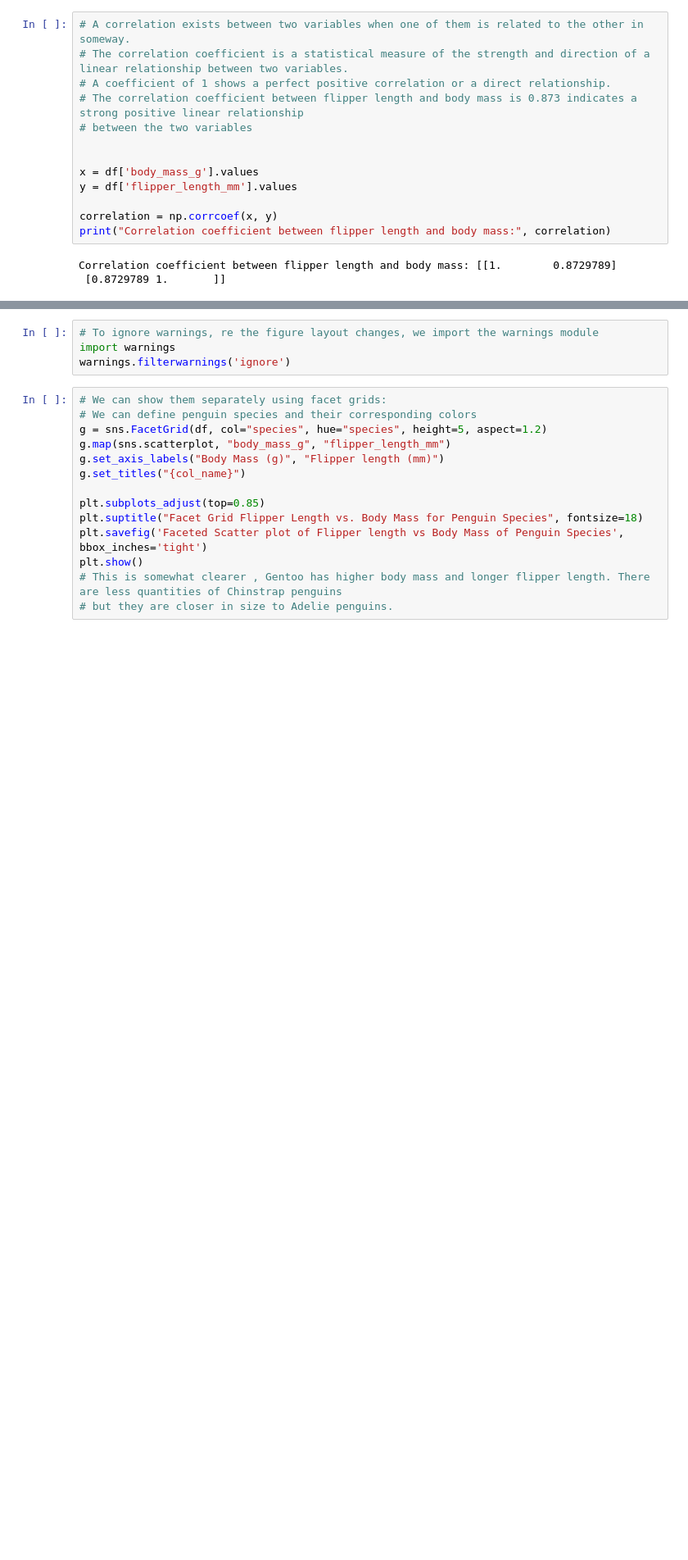
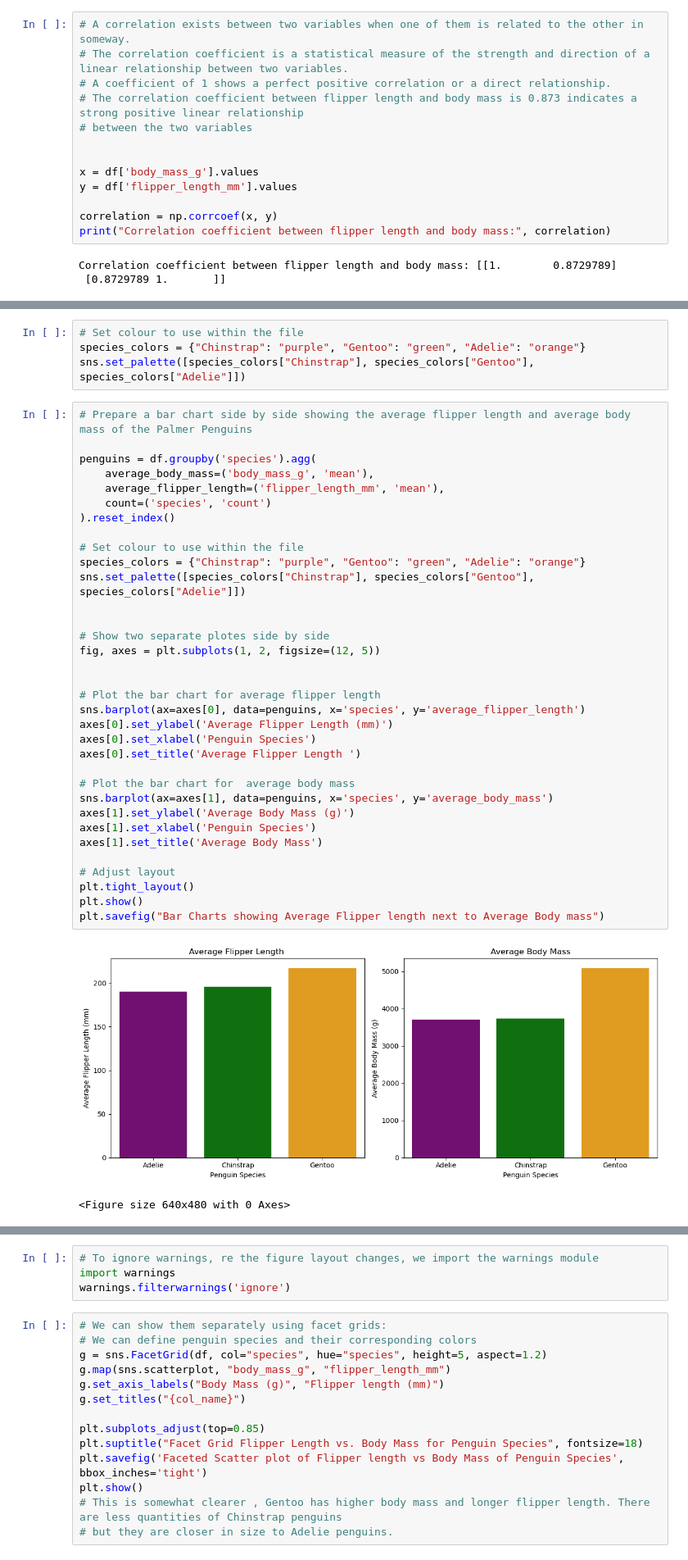
Before and after one commit to Grainne10/myproject, a Jupyter notebook: penguins.ipynb, the cells around one changed output, grey strips where cells are left out. Shown at 82% size. Drawn from its saved outputs; the diff is of its cells as text; blank space fills up the shorter version.

Commit message:
Add Barchart side by side

```diff
--- a/penguins.ipynb
+++ b/penguins.ipynb
@@ -305,3 +305,44 @@ plt.show()
+# %%
+# Set colour to use within the file
+species_colors = {"Chinstrap": "purple", "Gentoo": "green", "Adelie": "orange"}
+sns.set_palette([species_colors["Chinstrap"], species_colors["Gentoo"], species_colors["Adelie"]])
+# %%
+# Prepare a bar chart side by side showing the average flipper length and average body mass of the Palmer Penguins
+
+penguins = df.groupby('species').agg(
+    average_body_mass=('body_mass_g', 'mean'),
+    average_flipper_length=('flipper_length_mm', 'mean'),
+    count=('species', 'count')
+).reset_index()
+
+# Set colour to use within the file
+species_colors = {"Chinstrap": "purple", "Gentoo": "green", "Adelie": "orange"}
+sns.set_palette([species_colors["Chinstrap"], species_colors["Gentoo"], species_colors["Adelie"]])
+
+
+# Show two separate plotes side by side
+fig, axes = plt.subplots(1, 2, figsize=(12, 5))
+
+
+# Plot the bar chart for average flipper length
+sns.barplot(ax=axes[0], data=penguins, x='species', y='average_flipper_length')
+axes[0].set_ylabel('Average Flipper Length (mm)')
+axes[0].set_xlabel('Penguin Species')
+axes[0].set_title('Average Flipper Length ')
+
+# Plot the bar chart for  average body mass
+sns.barplot(ax=axes[1], data=penguins, x='species', y='average_body_mass')
+axes[1].set_ylabel('Average Body Mass (g)')
+axes[1].set_xlabel('Penguin Species')
+axes[1].set_title('Average Body Mass')
+
+# Adjust layout
+plt.tight_layout()
+plt.show()
+plt.savefig("Bar Charts showing Average Flipper length next to Average Body mass")
+# %% [output]
+[figure, added]
+<Figure size 640x480 with 0 Axes>
 # %%
 # A scatterplot is a graph of the paired data with a horizontal x axis and vertical y axis.
 # Each individual pair is plotted as a single point and we can see if the value of x tends to increase as y increases.
```
Also changed, not shown: parts of 7 cells of this notebook, 3 other files.
